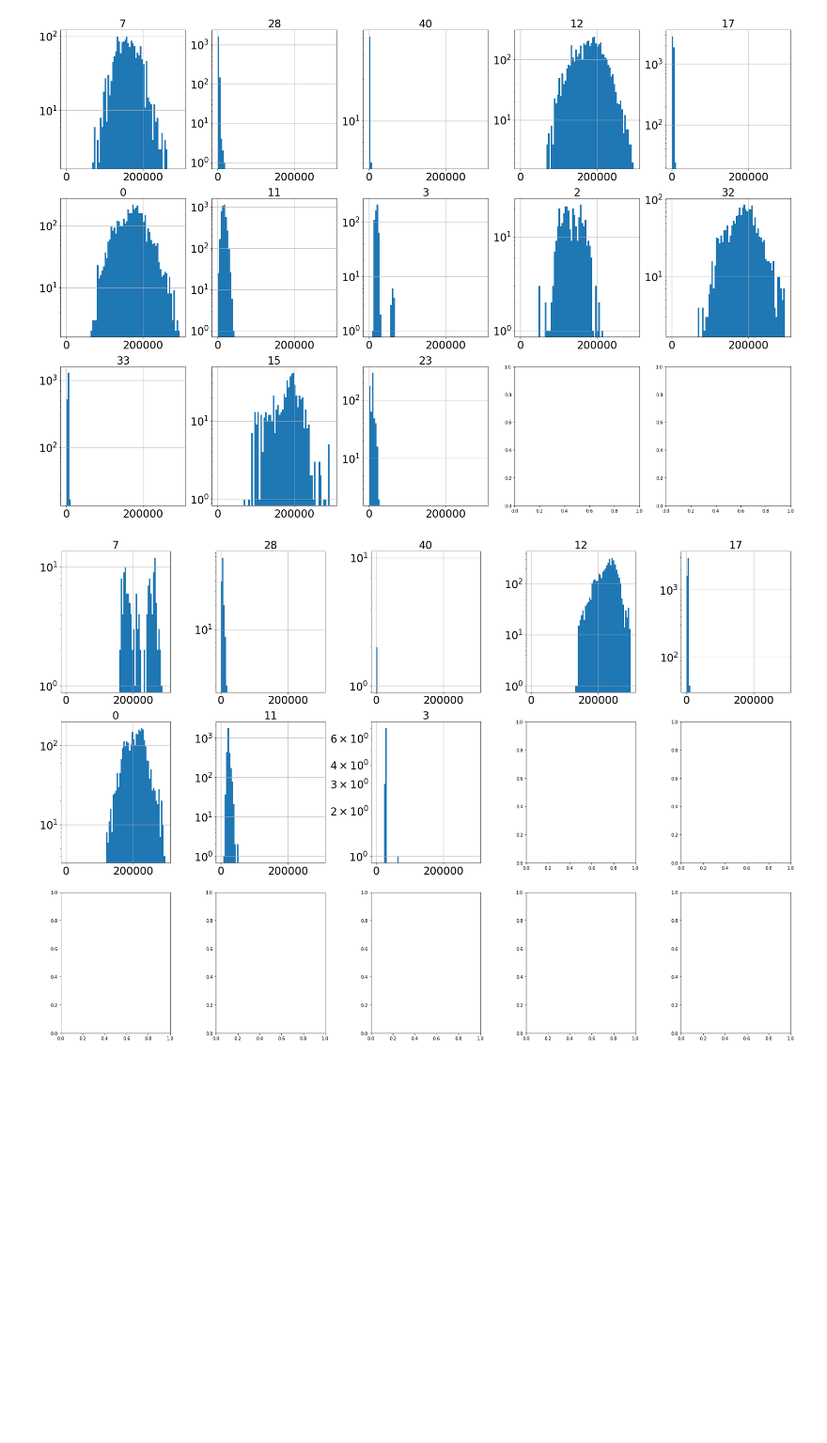
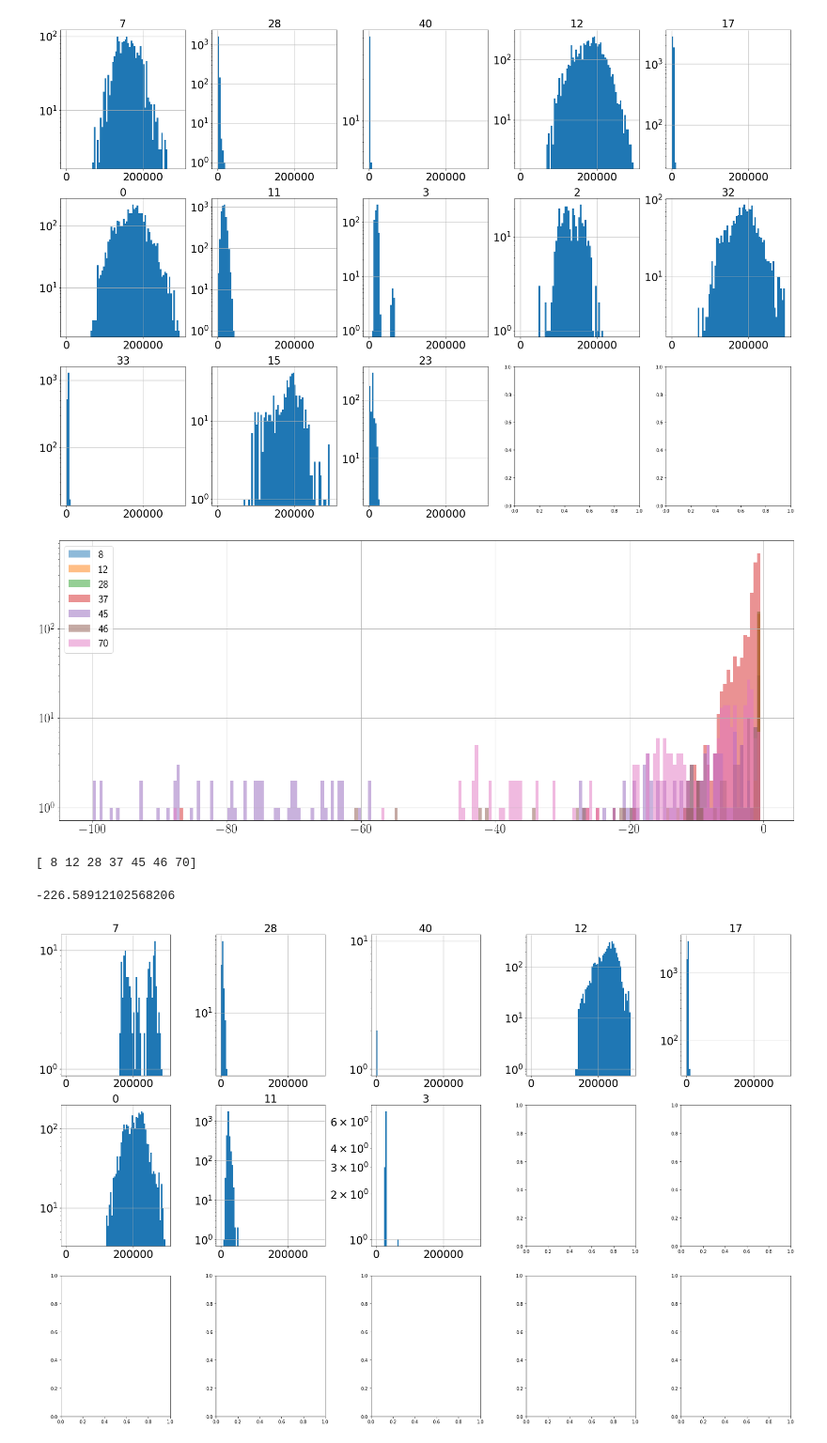
Before and after one commit to maurizio-titz/Power-system-split, a Jupyter notebook: notebooks/analyse_component_clusters_kmeans_combined.ipynb, the cells around one changed output. Shown at 94% size. Cells and saved outputs as stored; diff of their text form; code cells hidden in the pictures; blank space fills up the shorter version.

```diff
--- a/notebooks/analyse_component_clusters_kmeans_combined.ipynb
+++ b/notebooks/analyse_component_clusters_kmeans_combined.ipynb
@@ -404,6 +417,32 @@ for count,label in enumerate(selected_cluster_labels.unique()):
 plt.tight_layout()
 # %% [output]
 [figure]
+# %%
+f,ax = plt.subplots(figsize=(20,8))
+maxval = int(1e2)#4e5
+bins = np.arange(-maxval,0,0.5)
+for label in np.unique(selected_cluster_labels):
+    component_props[(component_props.cluster_label==label) & (component_props.co2l==0.1)].rocof.hist(log = True,
+                                                                                                bins = bins,
+                                                                                                ax = ax,
+                                                                                                alpha = .5,
+                                                                                                label = label)
+#ax.set_title(label,fontsize = 24)
+ax.tick_params(axis = 'both', which = 'both', labelsize = 24)
+ax.legend(fontsize = 20)
+plt.tight_layout()
+plt.show()
+# %% [output]
+[figure, added]
+# %%
+print(np.unique(selected_cluster_labels))
+# %% [output]
+[ 8 12 28 37 45 46 70]
+# %%
+test_arr = np.array(component_props[(component_props.cluster_label==45) & (component_props.co2l==0.00)].rocof)
+-10**np.mean(np.log10(-test_arr[test_arr<0]))
+# %% [output]
+-226.58912102568206
 # %%
 f,ax = plt.subplots(3,5,figsize=(24,16))
 maxval = int(3e5)#4e5
```
Also changed, not shown: parts of 20 cells of this notebook.
